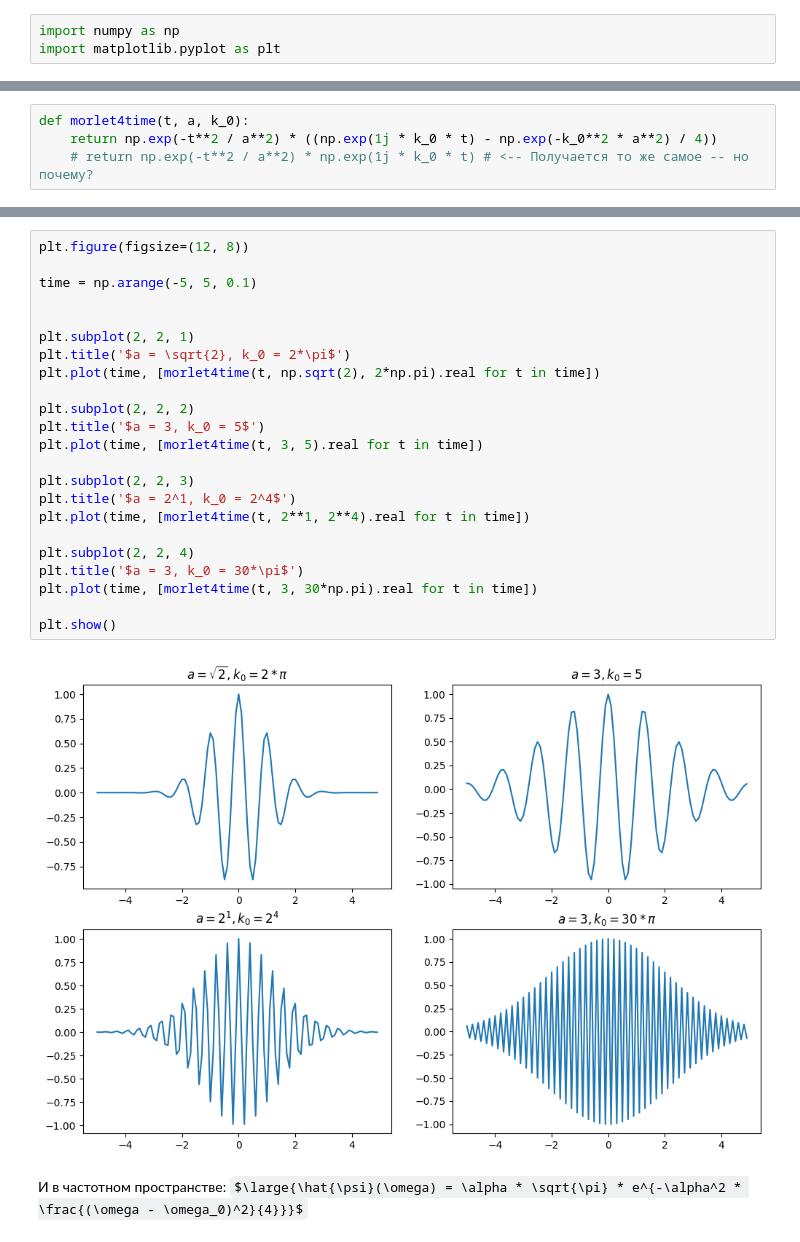
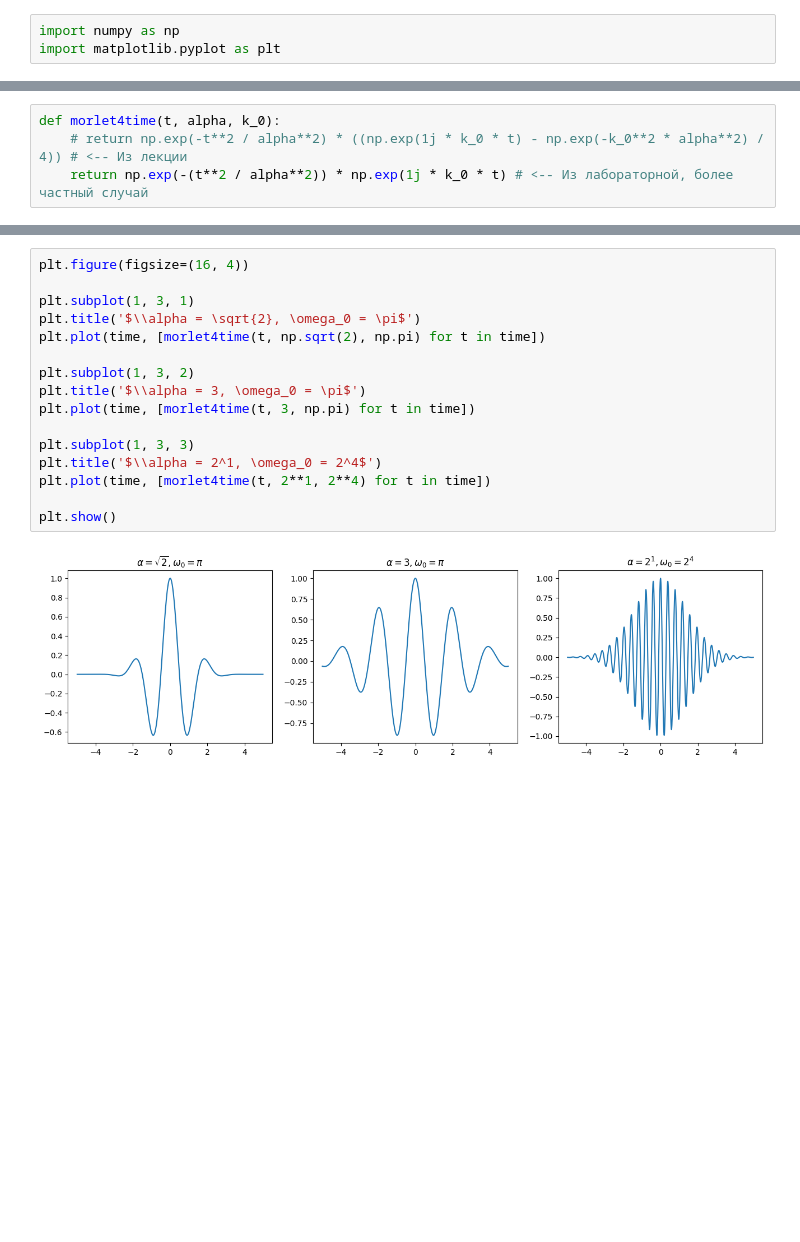
Before and after one commit to bakafox/digsigproc, a Jupyter notebook: Lab5/wavelets.ipynb, the cells around one changed output, grey strips where cells are left out. Cells and saved outputs as stored; diff of their text form; some formulas as TeX source; blank space fills up the shorter version.

```diff
--- a/Lab5/wavelets.ipynb
+++ b/Lab5/wavelets.ipynb
@@ -39,5 +44,5 @@ import matplotlib.pyplot as plt
 - `k_0` — частота плоской волны $w_0$ (обычно $w_0 = 2$)
 # %%
-def morlet4time(t, a, k_0):
-    return np.exp(-t**2 / a**2) * ((np.exp(1j * k_0 * t) - np.exp(-k_0**2 * a**2) / 4))
-    # return np.exp(-t**2 / a**2) * np.exp(1j * k_0 * t) # <-- Получается то же самое -- но почему?
+def morlet4time(t, alpha, k_0):
+    # return np.exp(-t**2 / alpha**2) * ((np.exp(1j * k_0 * t) - np.exp(-k_0**2 * alpha**2) / 4)) # <-- Из лекции
+    return np.exp(-(t**2 / alpha**2)) * np.exp(1j * k_0 * t) # <-- Из лабораторной, более частный случай
@@ -44,27 +79,18 @@ def morlet4time(t, a, k_0):
 # %%
-plt.figure(figsize=(12, 8))
+plt.figure(figsize=(16, 4))
 
-time = np.arange(-5, 5, 0.1)
+plt.subplot(1, 3, 1)
+plt.title('$\\alpha = \sqrt{2}, \omega_0 = \pi$')
+plt.plot(time, [morlet4time(t, np.sqrt(2), np.pi) for t in time])
 
+plt.subplot(1, 3, 2)
+plt.title('$\\alpha = 3, \omega_0 = \pi$')
+plt.plot(time, [morlet4time(t, 3, np.pi) for t in time])
 
-plt.subplot(2, 2, 1)
-plt.title('$a = \sqrt{2}, k_0 = 2*\pi$')
-plt.plot(time, [morlet4time(t, np.sqrt(2), 2*np.pi).real for t in time])
-
-plt.subplot(2, 2, 2)
-plt.title('$a = 3, k_0 = 5$')
-plt.plot(time, [morlet4time(t, 3, 5).real for t in time])
-
-plt.subplot(2, 2, 3)
-plt.title('$a = 2^1, k_0 = 2^4$')
-plt.plot(time, [morlet4time(t, 2**1, 2**4).real for t in time])
-
-plt.subplot(2, 2, 4)
-plt.title('$a = 3, k_0 = 30*\pi$')
-plt.plot(time, [morlet4time(t, 3, 30*np.pi).real for t in time])
+plt.subplot(1, 3, 3)
+plt.title('$\\alpha = 2^1, \omega_0 = 2^4$')
+plt.plot(time, [morlet4time(t, 2**1, 2**4) for t in time])
 
 plt.show()
 # %% [output]
-[figure, old version]
+[figure, new version]
-# %% [markdown]
-И в частотном пространстве: $\large{\hat{\psi}(\omega) = \alpha * \sqrt{\pi} * e^{-\alpha^2 * \frac{(\omega - \omega_0)^2}{4}}}$
```
Also changed, not shown: parts of 28 cells of this notebook.
